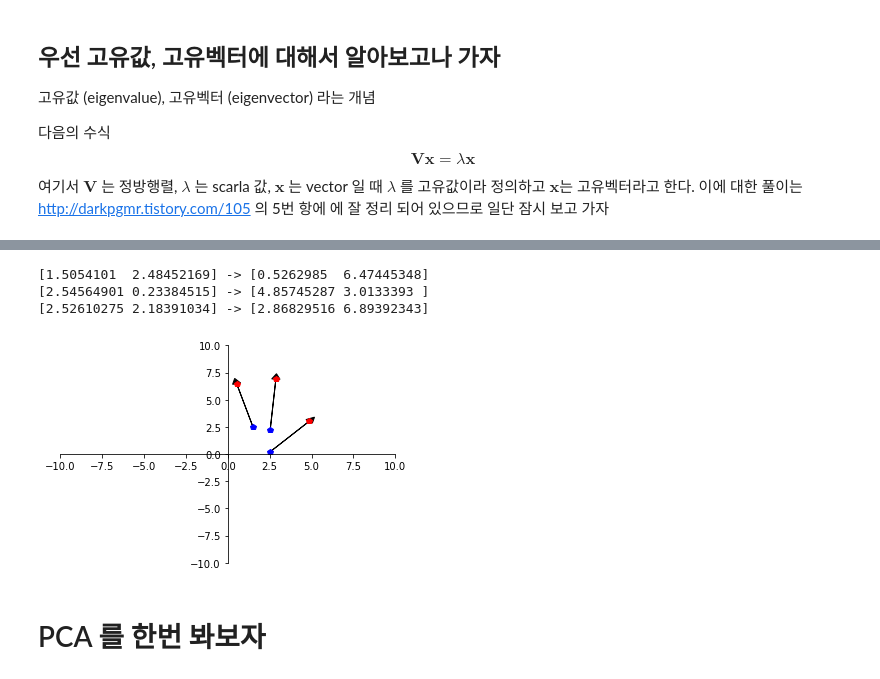
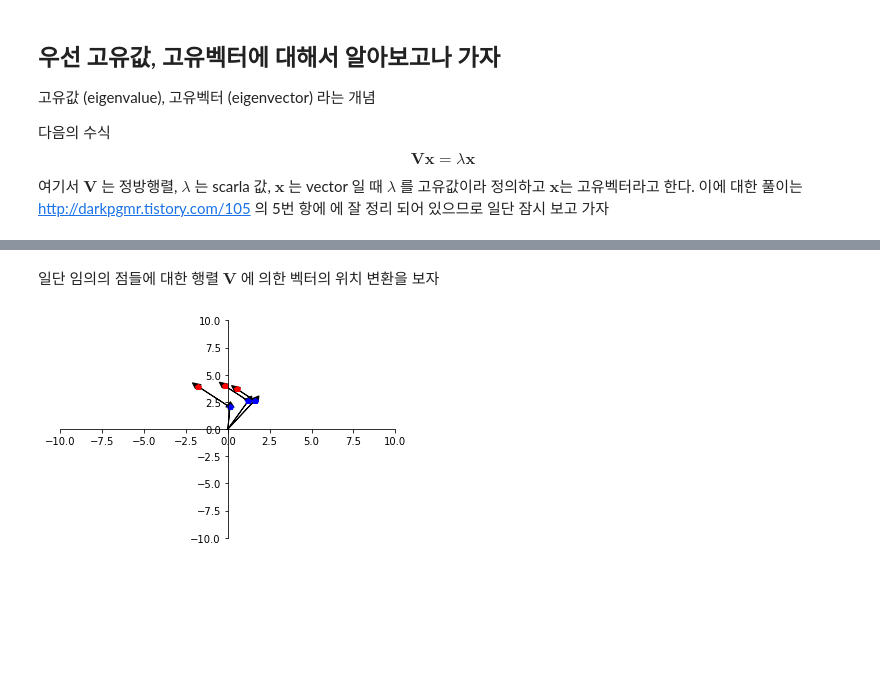
Before and after one commit to io2oi/selfstudy, a Jupyter notebook: pca_lecture/simplePCA.ipynb, the cells around one changed output, grey strips where cells are left out. Cells and saved outputs as stored; diff of their text form; code cells hidden in the pictures; blank space fills up the shorter version.

```diff
--- a/pca_lecture/simplePCA.ipynb
+++ b/pca_lecture/simplePCA.ipynb
@@ -27,26 +34,24 @@ def drawArrow(ax,a,b,debug=False):
     offset=0.5
     if debug: print("%s -> %s" %(str(a),str(b)))
     ax.arrow(a[0],a[1],b[0]-a[0],b[1]-a[1],head_width=offset,head_length=offset,fc='k',ec='k')
+# %% [markdown]
+일단 임의의 점들에 대한 행렬 $\mathbf{V}$ 에 의한 벡터의 위치 변환을 보자
 # %%
-A=np.array([[2,-1],[1,2]])
+A=np.array([[2,-1],[-1,2]])
 v1=np.array([1,1]); t1=np.dot(A,v1)
 v2=np.array([1,3]); t2=np.dot(A,v2)
 
 #vv=np.array([[1,-1,-1,1],[1,1,-1,-1]]); tt=np.dot(A,vv)
 vv=np.random.rand(2,3)*3; tt=np.dot(A,vv)
 
 fig=plt.figure(); ax = fig.add_subplot(1,1,1)
 set_axes(ax)
 ax.plot(vv[0],vv[1],"p",color='blue')
 ax.plot(tt[0],tt[1],"p",color='red')
 for ii in range(vv.shape[1]):
-    drawArrow(ax,vv[:,ii],tt[:,ii],debug=True)
+    drawArrow(ax,[0,0],vv[:,ii])
+    drawArrow(ax,vv[:,ii],tt[:,ii],debug=False)
 
 plt.show()
 # %% [output]
-[1.5054101  2.48452169] -> [0.5262985  6.47445348]
-[2.54564901 0.23384515] -> [4.85745287 3.0133393 ]
-[2.52610275 2.18391034] -> [2.86829516 6.89392343]
-[figure, old version]
+[figure, new version]
-# %% [markdown]
-# PCA 를 한번 봐보자
```
Also changed, not shown: parts of 16 cells of this notebook, 1 other file.
